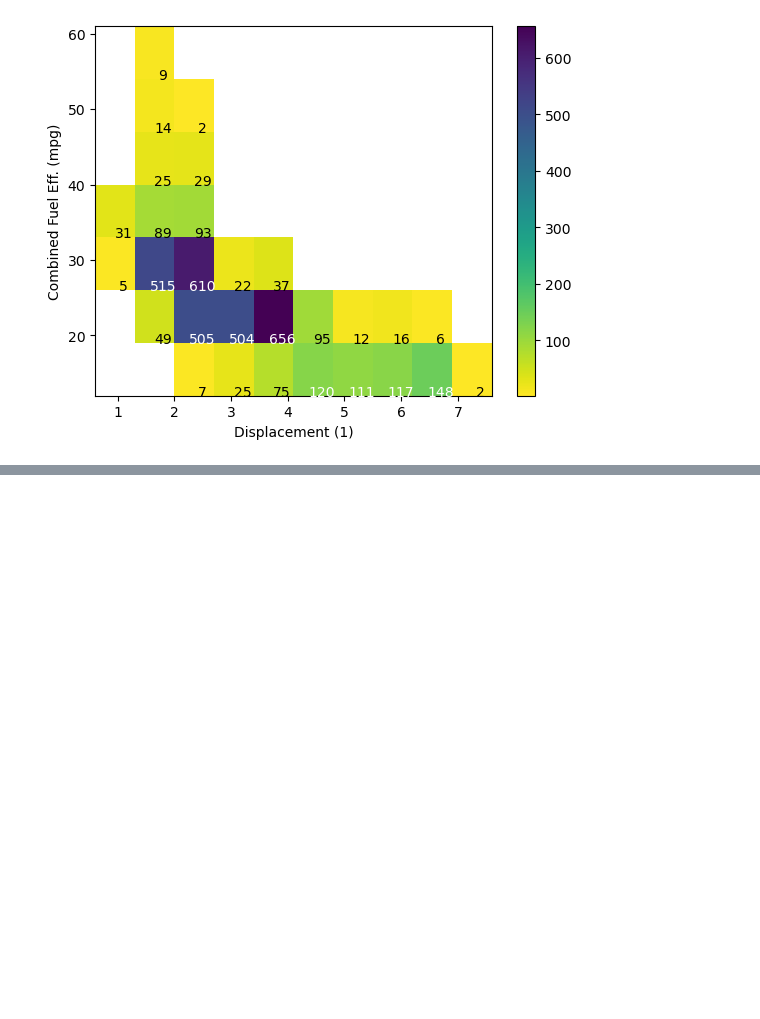
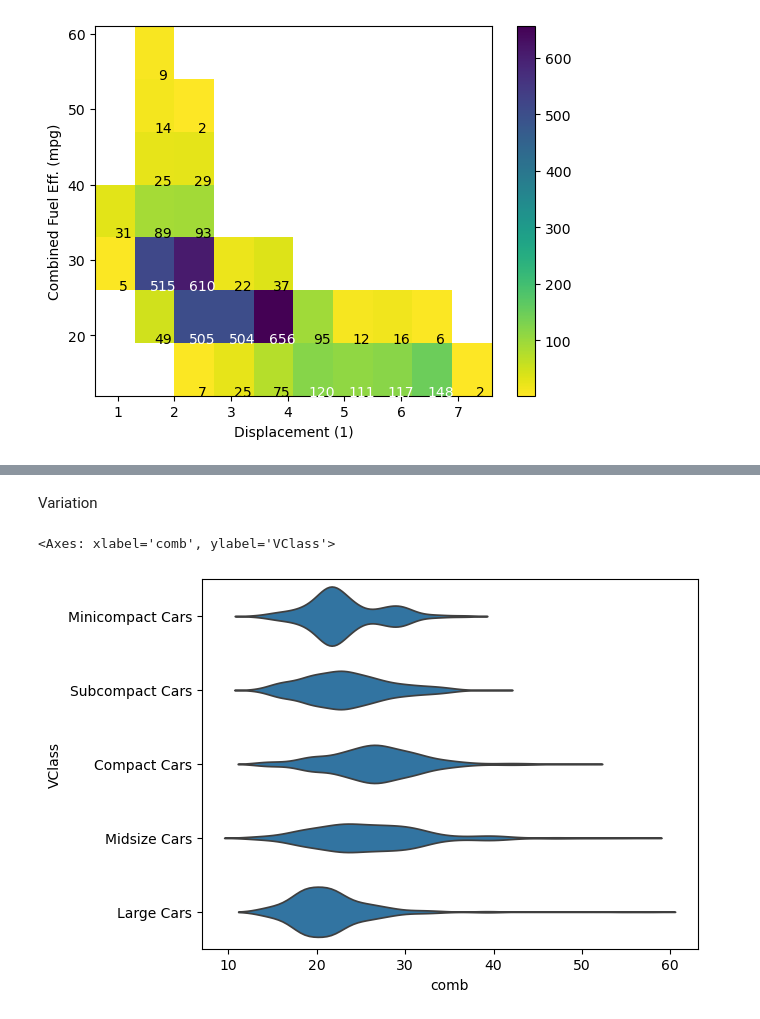
Before and after one commit to vinigalantine/study-python-ml, a Jupyter notebook: Learning-Matplotlib-Seaborn_part2.ipynb, the cells around one changed output, grey strips where cells are left out. Saved outputs shown, nothing was run; the diff lists cells and outputs as text; code cells hidden in the pictures; blank space fills up the shorter version.

```diff
--- a/Learning-Matplotlib-Seaborn_part2.ipynb
+++ b/Learning-Matplotlib-Seaborn_part2.ipynb
@@ -167,0 +192,7 @@ for i in range(counts.shape[0]):
+# %% [markdown]
+Variation
+# %%
+sb.violinplot(data=fuel_econ, y='VClass', x='comb', color=base_color, inner=None)
+# %% [output]
+<Axes: xlabel='comb', ylabel='VClass'>
+[figure, added]
```
Also changed, not shown: parts of 33 cells of this notebook, 1 other file.
